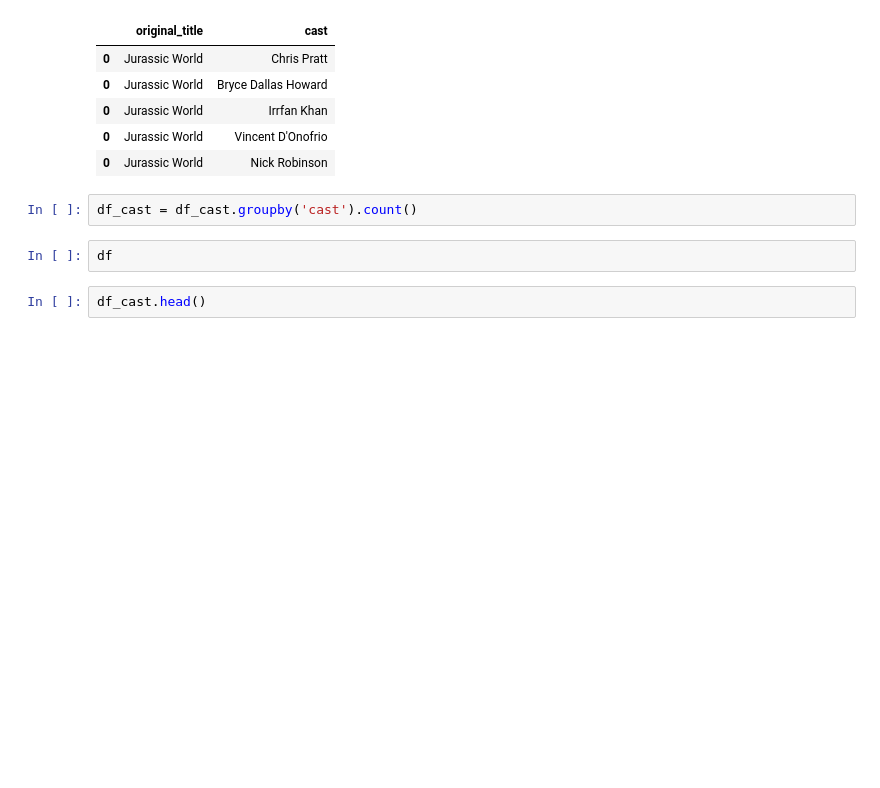
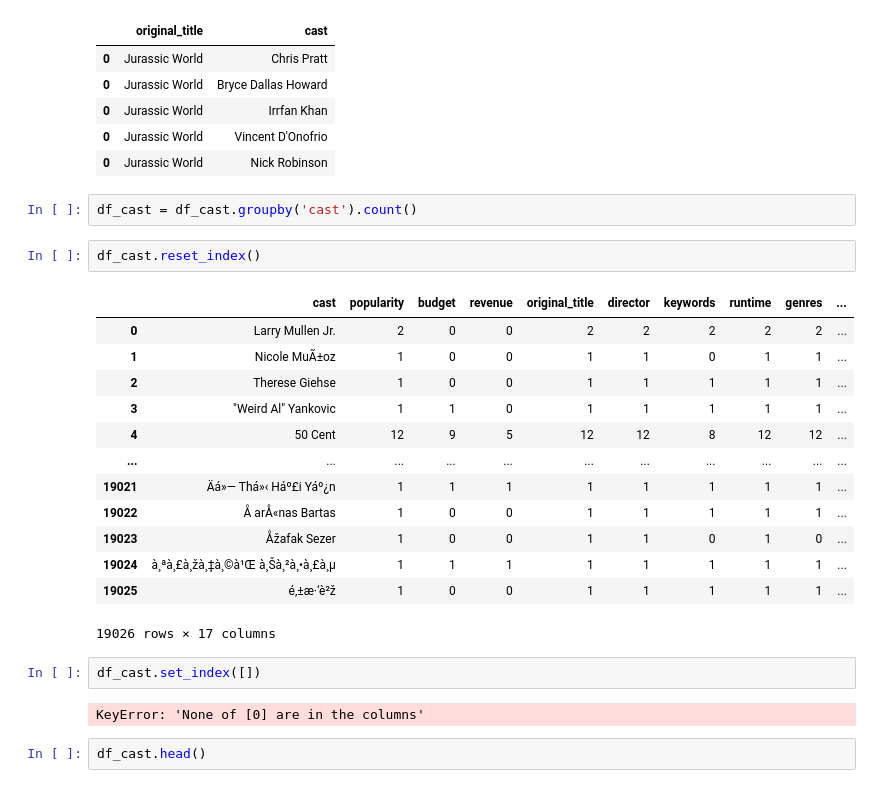
Before and after one commit to KaoriMI/Project_Investigate_a_Dataset, a Jupyter notebook: playground.ipynb, the cells around one changed output. Cells and saved outputs as stored; diff of their text form; blank space fills up the shorter version.

```diff
--- a/playground.ipynb
+++ b/playground.ipynb
@@ -52,8 +52,26 @@ df_cast[['original_title', 'cast']].head()
 | 0 | Jurassic World | Nick Robinson |
 # %%
 df_cast = df_cast.groupby('cast').count()
-# %%
-df
+# %%
+df_cast.reset_index()
+# %% [output]
+|  | cast | popularity | budget | revenue | original_title | director | keywords | runtime | genres | ... |
+| 0 | Larry Mullen Jr. | 2 | 0 | 0 | 2 | 2 | 2 | 2 | 2 | ... |
+| 1 | Nicole MuÃ±oz | 1 | 0 | 0 | 1 | 1 | 0 | 1 | 1 | ... |
+| 2 | Therese Giehse | 1 | 0 | 0 | 1 | 1 | 1 | 1 | 1 | ... |
+| 3 | "Weird Al" Yankovic | 1 | 1 | 0 | 1 | 1 | 1 | 1 | 1 | ... |
+| 4 | 50 Cent | 12 | 9 | 5 | 12 | 12 | 8 | 12 | 12 | ... |
+| ... | ... | ... | ... | ... | ... | ... | ... | ... | ... | ... |
+| 19021 | Äá»— Thá»‹ Háº£i Yáº¿n | 1 | 1 | 1 | 1 | 1 | 1 | 1 | 1 | ... |
+| 19022 | Å arÅ«nas Bartas | 1 | 0 | 0 | 1 | 1 | 1 | 1 | 1 | ... |
+| 19023 | Åžafak Sezer | 1 | 0 | 0 | 1 | 1 | 0 | 1 | 0 | ... |
+| 19024 | à¸ªà¸£à¸žà¸‡à¸©à¹Œ à¸Šà¸²à¸•à¸£à¸µ | 1 | 1 | 1 | 1 | 1 | 1 | 1 | 1 | ... |
+| 19025 | é‚±æ·‘è²ž | 1 | 0 | 0 | 1 | 1 | 1 | 1 | 1 | ... |
+19026 rows × 17 columns
+# %%
+df_cast.set_index([])
+# %% [output]
+KeyError: 'None of [0] are in the columns'
 # %%
 df_cast.head()
 # %% [output]
```
Also changed, not shown: 1 other file.
